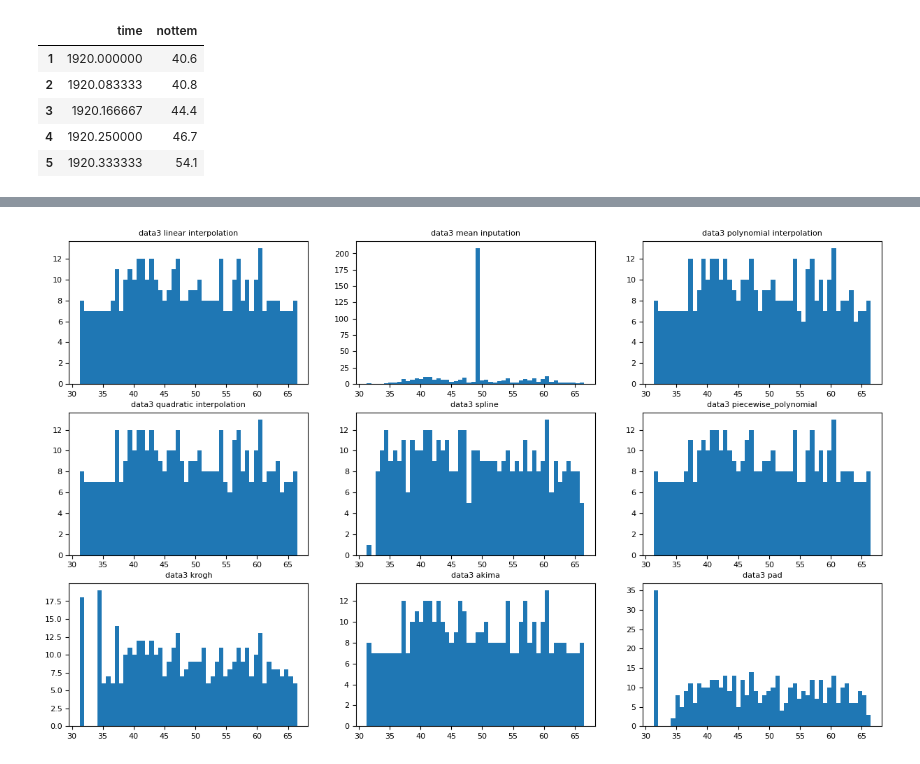
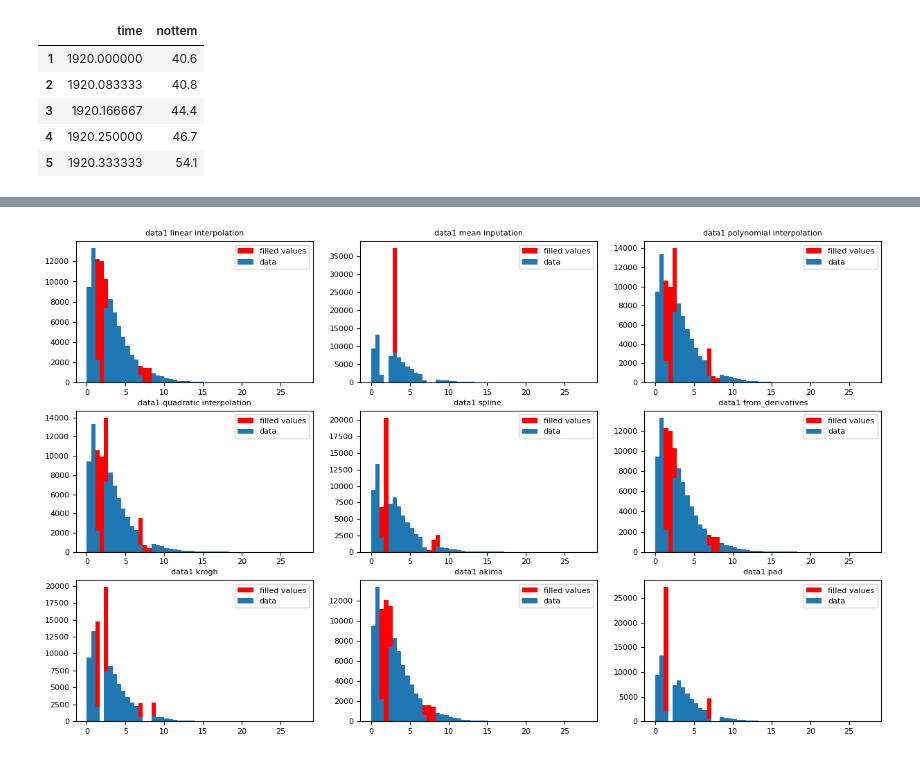
Before and after one commit to al3xkras/MathematicalStatistics-PG, a Jupyter notebook: Project4/Project4.ipynb, the cells around one changed output, grey strips where cells are left out. Cells and saved outputs as stored; diff of their text form; code cells hidden in the pictures.

Commit message:
Project4: add description of used methods

```diff
--- a/Project4/Project4.ipynb
+++ b/Project4/Project4.ipynb
@@ -238,7 +256,7 @@ methods = [
     lambda data,args: interpolation(data,method='polynomial',kw=args),
     lambda data,args: interpolation(data,method='quadratic'),
     lambda data,args: interpolation(data,method='spline',kw=args),
-    lambda data,args: interpolation(data,method='piecewise_polynomial'),
+    lambda data,args: interpolation(data,method='from_derivatives'),
     lambda data,args: interpolation(data,method='nearest'),
     lambda data,args: interpolation(data,method='akima'),
     lambda data,args: interpolation(data,method='pad')
@@ -249,7 +267,7 @@ sub_titles=[
     "polynomial interpolation",
     "quadratic interpolation",
     "spline ",
-    "piecewise_polynomial",
+    "from_derivatives",
     "krogh",
     "akima",
     "pad"
@@ -259,12 +277,13 @@ def get_figures(size,figsize):
     fig,ax=plt.subplots(*size,figsize=figsize)
     return fig,ax,ax.reshape(1,size[0]*size[1])
 
-def test_methods_for_data(data_mvals,title="",figsize=(5,3),fontsize=6,skip=None,additional_args=None):
+def plot_mvals_fill_methods(data_mvals,title="",figsize=(5,3),fontsize=6,skip=None,additional_args=None,hist_args=None):
     # data: pd.Series that contains missing (None) values
     global methods,sub_titles
     if skip is None:
         skip=dict()
     if additional_args is None: additional_args=dict()
+    if hist_args is None: hist_args=dict()
     s=ceil(len(methods)**0.5)
     size=(s,s)
     fig,_ax,ax_vector=get_figures(size,figsize)
@@ -274,12 +293,17 @@ def test_methods_for_data(data_mvals,title="",figsize=(5,3),fontsize=6,skip=None
         if i+1 in skip:
             continue
         args=additional_args.get(i+1,dict())
+        h_args=hist_args.get(i+1,{"bins":50})
         fill=methods[i]
         ttl=title+sub_titles[i]
         ax=ax_vector[i]
         plt.gcf()
         X=fill(data_mvals,args)
-        ax.hist(X,bins=50)
+        ax.hist(X,label="filled values",**h_args)
+        if 'color' in h_args:
+            del h_args['color']
+        ax.hist(data_mvals,label="data",**h_args)
         ax.set_xlabel("",fontsize=fontsize)
         ax.set_ylabel("",fontsize=fontsize)
         ax.set_title(ttl,fontsize=fontsize)
+        ax.legend()
@@ -300,7 +310,18 @@ test_methods_for_data(data2missing,figsize=(15,9),title='data2 ',fontsize=8,addi
-# %%
-test_methods_for_data(data3missing,figsize=(15,9),title='data3 ',fontsize=8,additional_args={
-    3:{'order':2},
-    5:{'order':3}
-})
-# %% [output]
-[figure, removed]
+# %%
+c="red"
+plot_mvals_fill_methods(data1missing,figsize=(15,9),title='data1 ',fontsize=8,additional_args={
+    3:{'order':2},
+    5:{'order':3}
+},hist_args={
+    1:{"color":c,"bins":50},
+    2:{"color":c,"bins":50},
+    3:{"color":c,"bins":50},
+    4:{"color":c,"bins":50},
+    5:{"color":c,"bins":50},
+    6:{"color":c,"bins":50},
+    7:{"color":c,"bins":50},
+    8:{"color":c,"bins":50},
+    9:{"color":c,"bins":50},
+})
+# %% [output]
+[figure, added]
```
Also changed, not shown: parts of 5 cells of this notebook.
